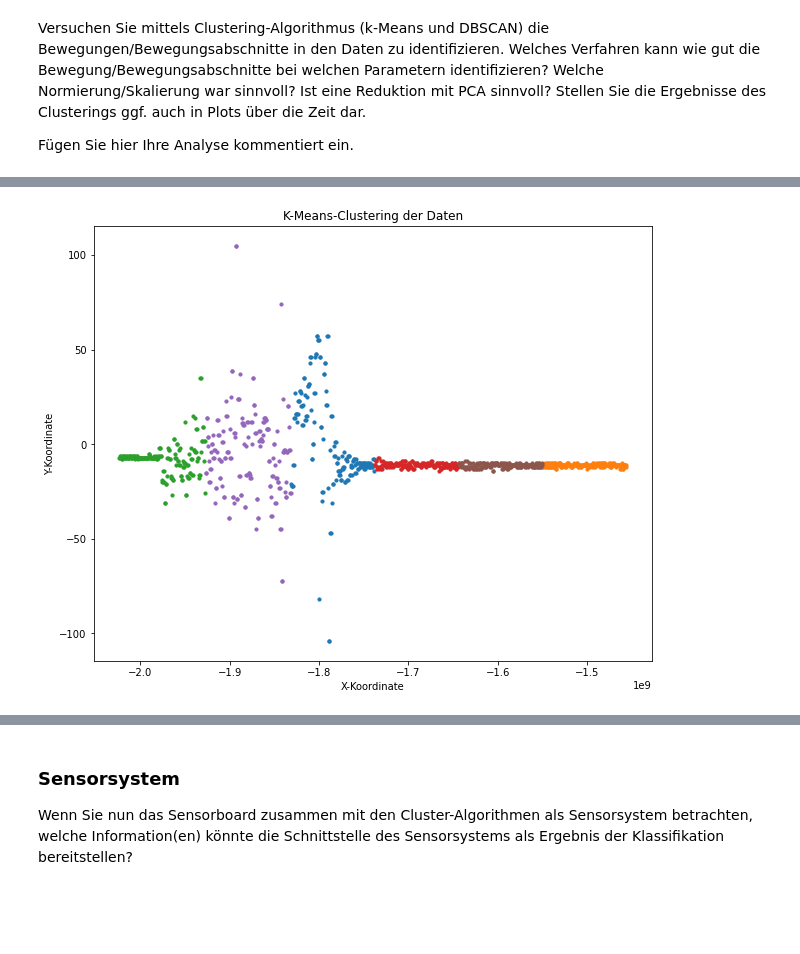
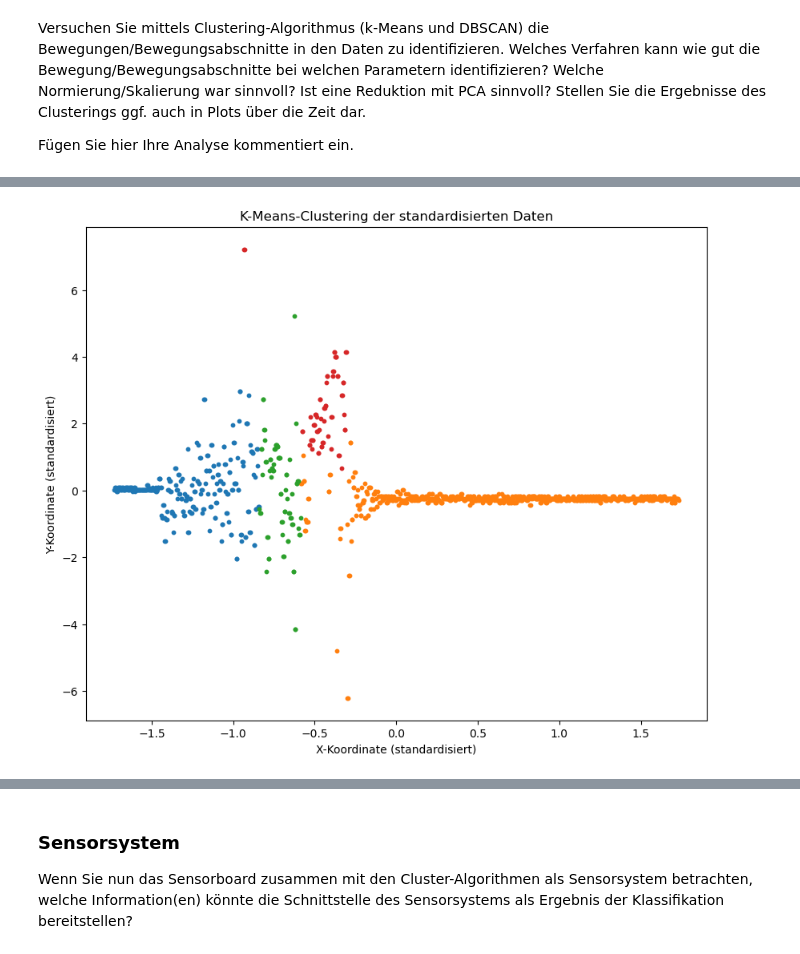
Before and after one commit to kanuphamm/ISS_Praktikum, a Jupyter notebook: Praktikum4/Praktikum4_v02tt-Copy1.ipynb, the cells around one changed output, grey strips where cells are left out. Drawn from its saved outputs; the diff is of its cells as text; code cells hidden in the pictures; blank space fills up the shorter version.

```diff
--- a/Praktikum4/Praktikum4_v02tt-Copy1.ipynb
+++ b/Praktikum4/Praktikum4_v02tt-Copy1.ipynb
@@ -307,6 +307,8 @@ Fügen Sie hier Ihre Analyse kommentiert ein.
 # %%
 import pandas as pd
 from sklearn.cluster import DBSCAN
+from sklearn.preprocessing import StandardScaler
+import matplotlib.pyplot as plt
 
 # Datensatz laden
 data_df = pd.read_csv('Datensatzrichtig1.csv', header=1, delimiter=';')
@@ -314,13 +316,17 @@ data_df = pd.read_csv('Datensatzrichtig1.csv', header=1, delimiter=';')
 # Konvertiere DataFrame in Numpy Array
 data_array = data_df.values
 
+# Standardisierung der Daten
+scaler = StandardScaler()
+data_scaled = scaler.fit_transform(data_array)
+
 # Parameter für DBSCAN
 min_samples = 1 # Anzahl der Nachbarn, um einen Kernpunkt zu definieren
-eps = 0.3  # Radius
+eps = 0.55 # Radius
 
 # DBSCAN-Modell erstellen und Clustering durchführen
 dbscan = DBSCAN(eps=eps, min_samples=min_samples)
-clusters = dbscan.fit_predict(data_array)
+clusters = dbscan.fit_predict(data_scaled)
 
 # Cluster-Labels abrufen
 unique_labels = np.unique(clusters)
@@ -334,11 +340,13 @@ for label in unique_labels:
     else:
         # Verschiedene Cluster mit unterschiedlichen Farben darstellen
         color = plt.cm.jet(float(label) / np.max(clusters + 1))
-    cluster_points = data_array[clusters == label]
+    cluster_points = data_scaled[clusters == label]
     plt.scatter(cluster_points[:, 0], cluster_points[:, 1], s=10, color=color)
 
-plt.xlabel('X-Koordinate')
-plt.ylabel('Y-Koordinate')
-plt.title('DBSCAN-Clustering der Daten')
+
+
+plt.xlabel('X-Koordinate (standardisiert)')
+plt.ylabel('Y-Koordinate (standardisiert)')
+plt.title('DBSCAN-Clustering der standardisierten Daten')
 plt.show()
 # %% [output]
@@ -346,29 +354,33 @@ plt.show()
 # %%
 from sklearn.cluster import KMeans
-
+from sklearn.preprocessing import StandardScaler
 
 # Datensatz laden
 data_df = pd.read_csv('Datensatzrichtig1.csv', delimiter=';', header=1)
 
 # Konvertiere DataFrame in Numpy Array
 data_array = data_df.values
 
+# Standardisierung der Daten
+scaler = StandardScaler()
+data_scaled = scaler.fit_transform(data_array)
+
 # Anzahl der Cluster (K)
-k = 6
+k = 4
 
 # K-Means-Modell erstellen und Clustering durchführen
 kmeans = KMeans(n_clusters=k)
-clusters = kmeans.fit_predict(data_array)
+clusters = kmeans.fit_predict(data_scaled)
 
 # Cluster-Zuordnung auf einer Karte darstellen
 plt.figure(figsize=(10, 8))
 for label in range(k):
-    cluster_points = data_array[clusters == label]
+    cluster_points = data_scaled[clusters == label]
     plt.scatter(cluster_points[:, 0], cluster_points[:, 1], s=10)
 
-plt.xlabel('X-Koordinate')
-plt.ylabel('Y-Koordinate')
-plt.title('K-Means-Clustering der Daten')
+plt.xlabel('X-Koordinate (standardisiert)')
+plt.ylabel('Y-Koordinate (standardisiert)')
+plt.title('K-Means-Clustering der standardisierten Daten')
 plt.show()
 # %% [output]
-[figure, old version]
+[figure, new version]
```
Also changed, not shown: parts of 6 cells of this notebook, 1 other file.
